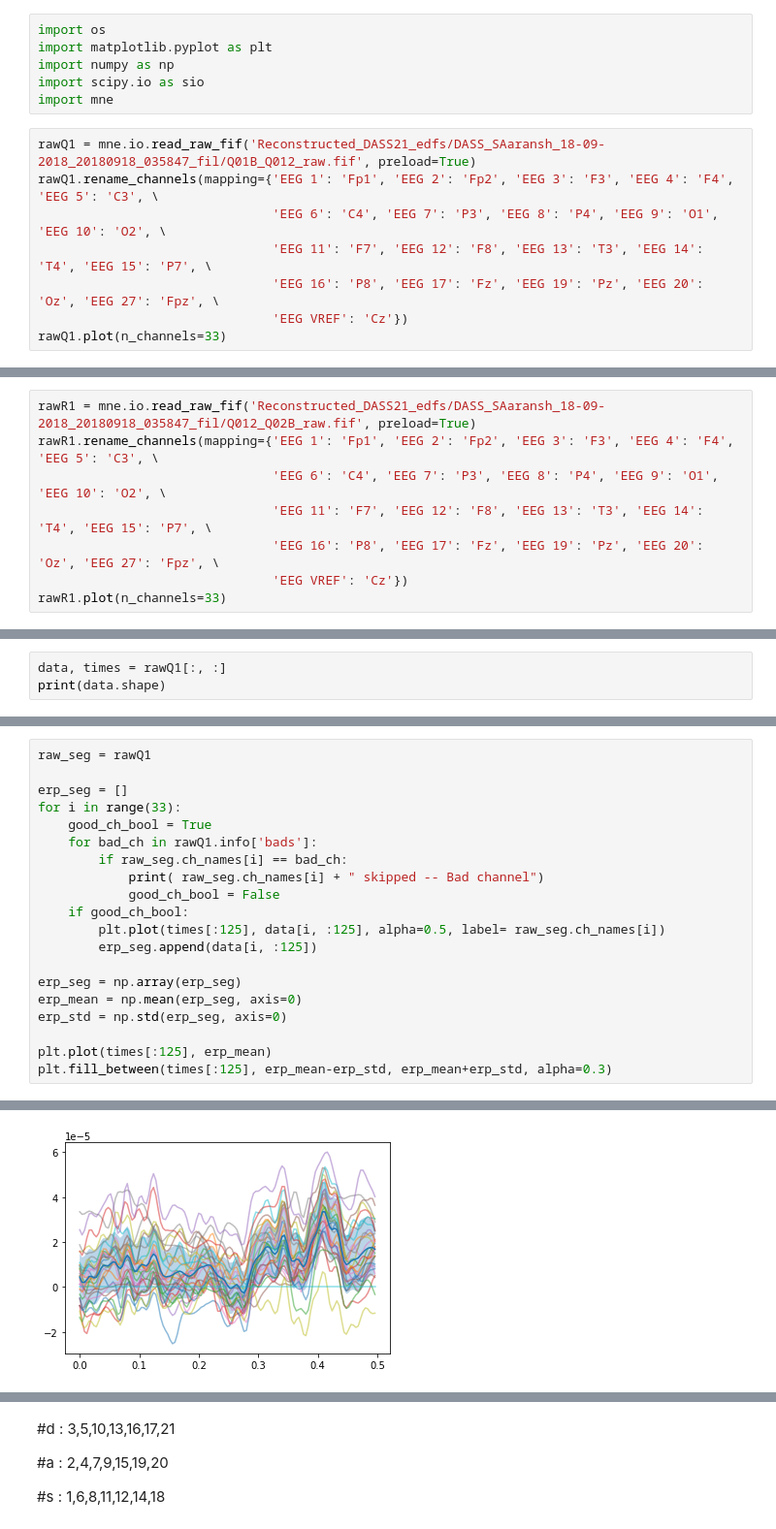
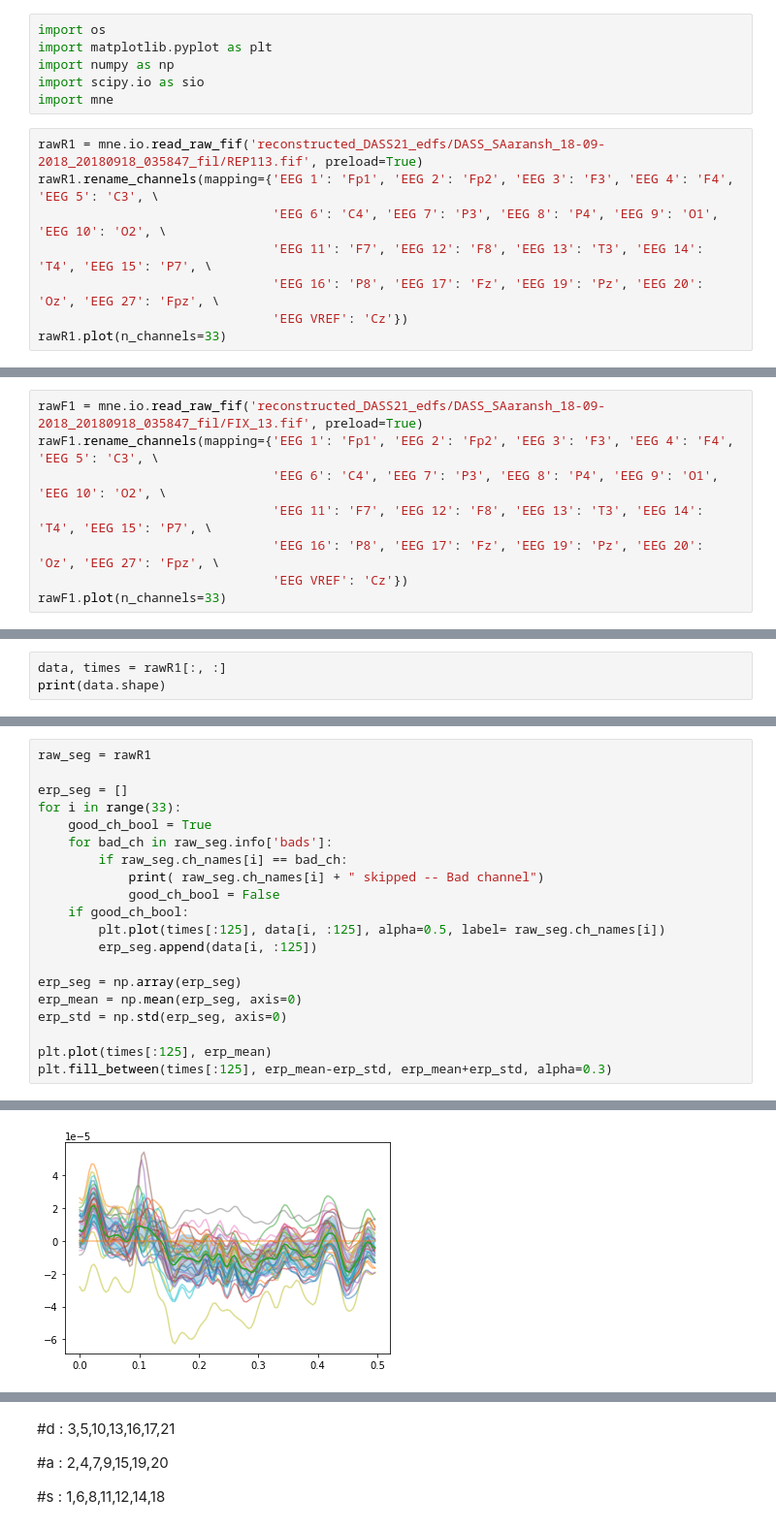
Before and after one commit to PranavMahajan25/DASS21, a Jupyter notebook: DASS21_ERP_stuff.ipynb, the cells around one changed output, grey strips where cells are left out. Shown at 97% size. Cells and saved outputs as stored; diff of their text form.

```diff
--- a/DASS21_ERP_stuff.ipynb
+++ b/DASS21_ERP_stuff.ipynb
@@ -5,11 +5,11 @@ import numpy as np
 import scipy.io as sio
 import mne
 # %%
-rawQ1 = mne.io.read_raw_fif('Reconstructed_DASS21_edfs/DASS_SAaransh_18-09-2018_20180918_035847_fil/Q01B_Q012_raw.fif', preload=True)
-rawQ1.rename_channels(mapping={'EEG 1': 'Fp1', 'EEG 2': 'Fp2', 'EEG 3': 'F3', 'EEG 4': 'F4', 'EEG 5': 'C3', \
+rawR1 = mne.io.read_raw_fif('reconstructed_DASS21_edfs/DASS_SAaransh_18-09-2018_20180918_035847_fil/REP113.fif', preload=True)
+rawR1.rename_channels(mapping={'EEG 1': 'Fp1', 'EEG 2': 'Fp2', 'EEG 3': 'F3', 'EEG 4': 'F4', 'EEG 5': 'C3', \
                                'EEG 6': 'C4', 'EEG 7': 'P3', 'EEG 8': 'P4', 'EEG 9': 'O1', 'EEG 10': 'O2', \
                                'EEG 11': 'F7', 'EEG 12': 'F8', 'EEG 13': 'T3', 'EEG 14': 'T4', 'EEG 15': 'P7', \
                                'EEG 16': 'P8', 'EEG 17': 'Fz', 'EEG 19': 'Pz', 'EEG 20': 'Oz', 'EEG 27': 'Fpz', \
                                'EEG VREF': 'Cz'})
-rawQ1.plot(n_channels=33)
+rawR1.plot(n_channels=33)
 # %% [output]
@@ -23,9 +23,9 @@ Reading 0 ... 2822  =      0.000 ...    11.288 secs...
 # %%
-rawR1 = mne.io.read_raw_fif('Reconstructed_DASS21_edfs/DASS_SAaransh_18-09-2018_20180918_035847_fil/Q012_Q02B_raw.fif', preload=True)
-rawR1.rename_channels(mapping={'EEG 1': 'Fp1', 'EEG 2': 'Fp2', 'EEG 3': 'F3', 'EEG 4': 'F4', 'EEG 5': 'C3', \
+rawF1 = mne.io.read_raw_fif('reconstructed_DASS21_edfs/DASS_SAaransh_18-09-2018_20180918_035847_fil/FIX_13.fif', preload=True)
+rawF1.rename_channels(mapping={'EEG 1': 'Fp1', 'EEG 2': 'Fp2', 'EEG 3': 'F3', 'EEG 4': 'F4', 'EEG 5': 'C3', \
                                'EEG 6': 'C4', 'EEG 7': 'P3', 'EEG 8': 'P4', 'EEG 9': 'O1', 'EEG 10': 'O2', \
                                'EEG 11': 'F7', 'EEG 12': 'F8', 'EEG 13': 'T3', 'EEG 14': 'T4', 'EEG 15': 'P7', \
                                'EEG 16': 'P8', 'EEG 17': 'Fz', 'EEG 19': 'Pz', 'EEG 20': 'Oz', 'EEG 27': 'Fpz', \
                                'EEG VREF': 'Cz'})
-rawR1.plot(n_channels=33)
+rawF1.plot(n_channels=33)
 # %% [output]
@@ -58,6 +58,6 @@ print(rawQ1.ch_names[:5])
 # %% [output]
 ['Fp1', 'Fp2', 'F3', 'F4', 'C3']
 # %%
-data, times = rawQ1[:, :]
+data, times = rawR1[:, :]
 print(data.shape)
 # %% [output]
@@ -69,10 +69,10 @@ rawQ1.info['bads']
 # %%
-raw_seg = rawQ1
+raw_seg = rawR1
 
 erp_seg = []
 for i in range(33):
     good_ch_bool = True
-    for bad_ch in rawQ1.info['bads']:
+    for bad_ch in raw_seg.info['bads']:
         if raw_seg.ch_names[i] == bad_ch:
             print( raw_seg.ch_names[i] + " skipped -- Bad channel")
             good_ch_bool = False
@@ -92,6 +90,6 @@ Fpz skipped -- Bad channel
 EEG 31 skipped -- Bad channel
 <matplotlib.collections.PolyCollection at 0x...>
-[figure, old version]
+[figure, new version]
 # %%
 def segment_level_erp(raw_seg):
     erp_seg = []
```
Also changed, not shown: parts of 15 cells of this notebook.
